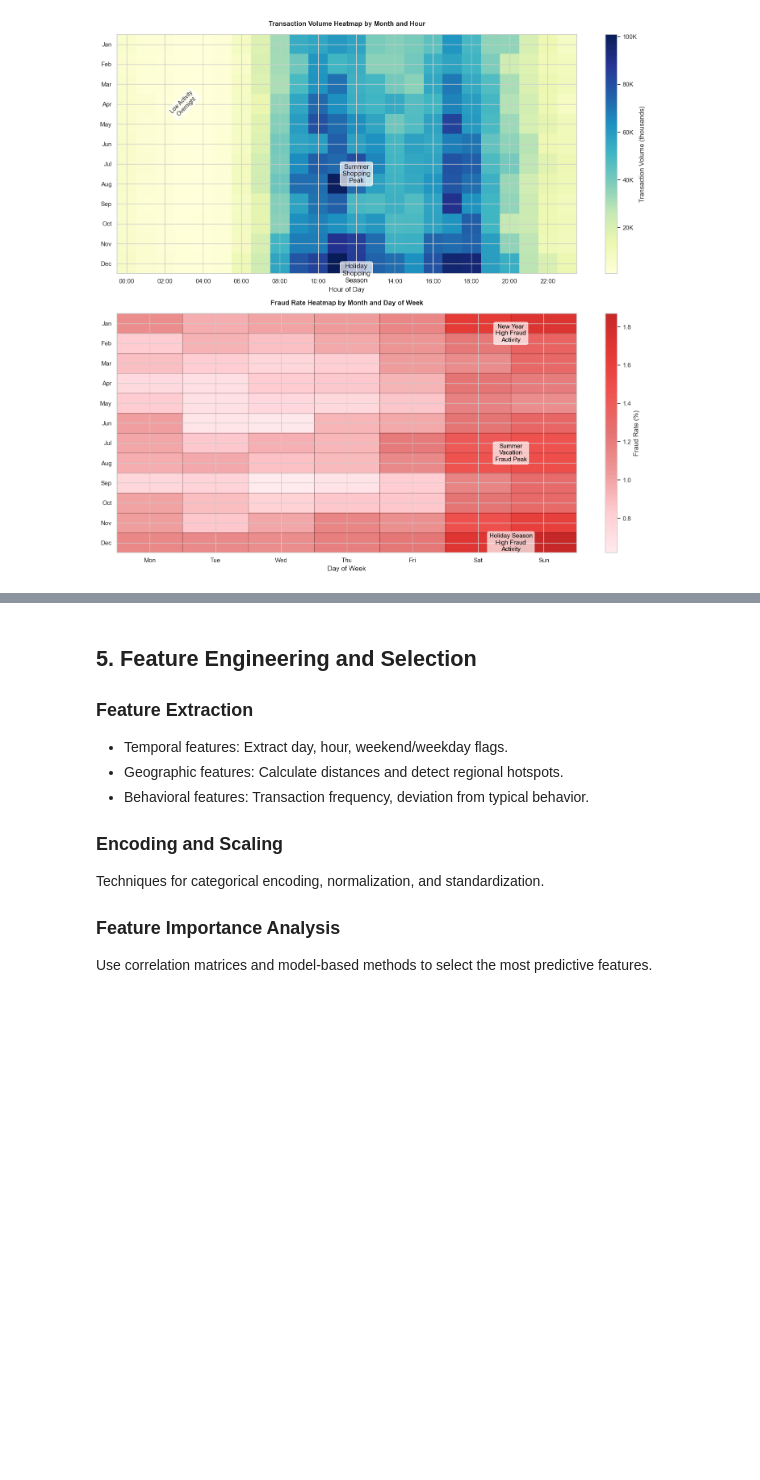
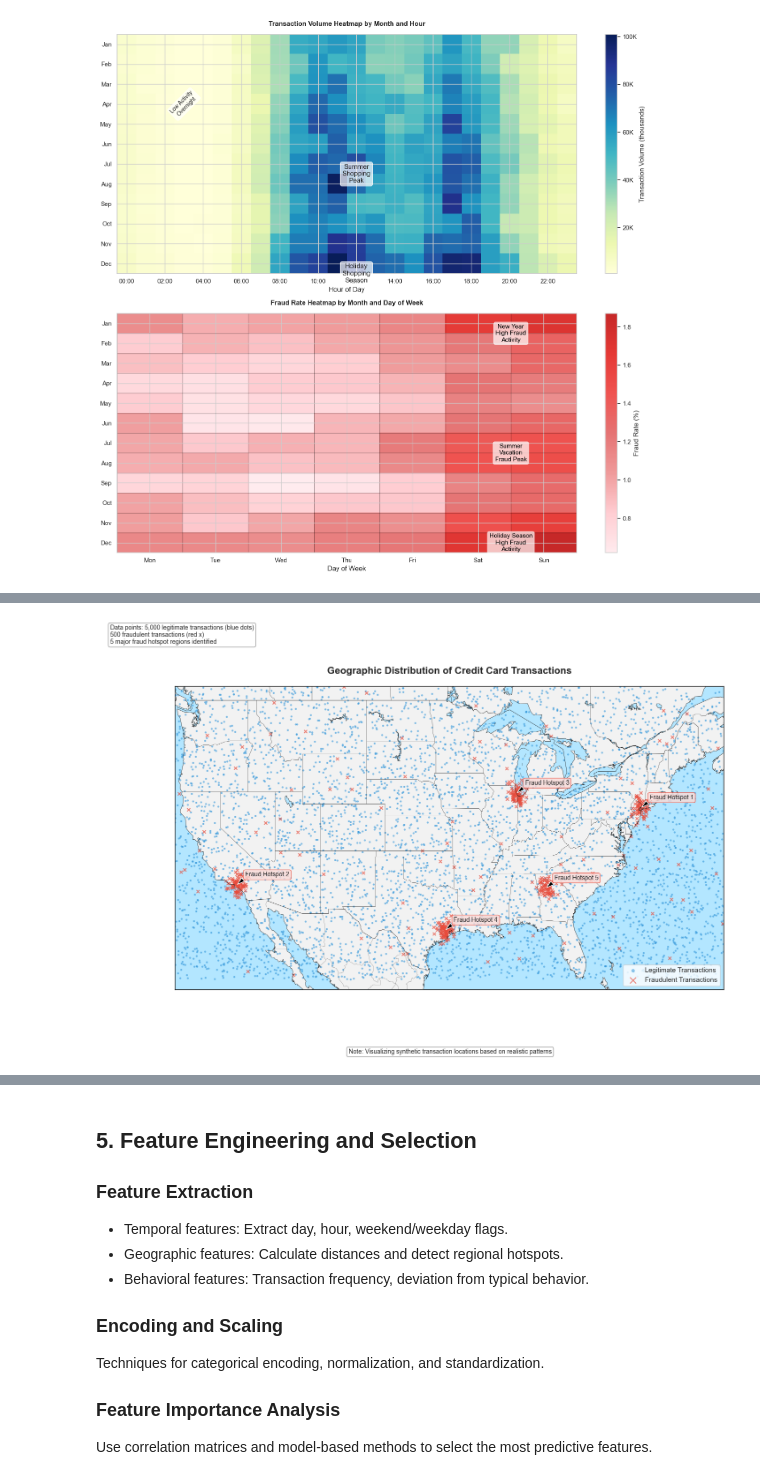
Before and after one commit to dev-S-t/FraudDetectionSystem, a Jupyter notebook: Model_creation/Credit_Card_Fraud_Detection_System_V2.ipynb, the cells around one changed output, grey strips where cells are left out. Drawn from its saved outputs; the diff is of its cells as text; code cells hidden in the pictures; blank space fills up the shorter version.

Commit message:
added geo discovered that more of different data is being used

```diff
--- a/Model_creation/Credit_Card_Fraud_Detection_System_V2.ipynb
+++ b/Model_creation/Credit_Card_Fraud_Detection_System_V2.ipynb
@@ -1647,0 +1727,54 @@ Preliminary findings that guide feature engineering and model selection.
+# %%
+# First Geographic Visualization: Transaction Locations Map
+plt.figure(figsize=(16, 10))
+
+# Set up the US map
+m = Basemap(llcrnrlon=-125, llcrnrlat=24, urcrnrlon=-65, urcrnrlat=50,
+            projection='merc', resolution='l')
+m.drawcoastlines(linewidth=0.5)
+m.drawcountries(linewidth=0.5)
+m.drawstates(linewidth=0.2)
+m.fillcontinents(color='#f2f2f2', lake_color='#b3e6ff')
+m.drawmapboundary(fill_color='#b3e6ff')
+
+# Convert lat/long to map coordinates
+x_legit, y_legit = m(legitimate_longs, legitimate_lats)
+x_fraud, y_fraud = m(fraud_longs, fraud_lats)
+
+# Plot legitimate transactions
+legit_scatter = m.scatter(x_legit, y_legit, s=5, c='#3498DB', marker='o', alpha=0.5,
+                         label='Legitimate Transactions')
+
+# Plot fraudulent transactions
+fraud_scatter = m.scatter(x_fraud, y_fraud, s=25, c='#E74C3C', marker='x', alpha=0.7,
+                         label='Fraudulent Transactions')
+
+# Add hotspots with annotations
+for i, (lat, lon) in enumerate(hotspot_centers):
+    x, y = m(lon, lat)
+    plt.annotate(f'Fraud Hotspot {i+1}',
+                xy=(x, y), xytext=(x+100000, y+100000),
+                arrowprops=dict(facecolor='black', shrink=0.05, width=1, headwidth=7),
+                bbox=dict(boxstyle="round,pad=0.3", fc="#FADBD8", ec="#E74C3C", alpha=0.8),
+                fontsize=10)
+
+# Add legend
+plt.legend(loc='lower right', markerscale=2)
+
+# Add title and labels
+plt.title('Geographic Distribution of Credit Card Transactions', fontsize=16, fontweight='bold', pad=20)
+plt.annotate('Note: Visualizing synthetic transaction locations based on realistic patterns',
+            xy=(0.5, 0.01), xycoords='figure fraction', ha='center', fontsize=10,
+            bbox=dict(boxstyle="round,pad=0.3", fc="white", ec="gray", alpha=0.8))
+
+# Add data statistics annotation
+stats_text = f"Data points: {n_legitimate:,} legitimate transactions (blue dots)\n"
+stats_text += f"{n_fraud:,} fraudulent transactions (red x)\n"
+stats_text += f"{len(hotspot_centers)} major fraud hotspot regions identified"
+plt.annotate(stats_text, xy=(0.02, 0.98), xycoords='figure fraction', va='top',
+            bbox=dict(boxstyle="round,pad=0.3", fc="white", ec="gray", alpha=0.8),
+            fontsize=10)
+
+plt.show()
+# %% [output]
+[figure, added]
```
Also changed, not shown: parts of 4 cells of this notebook.
